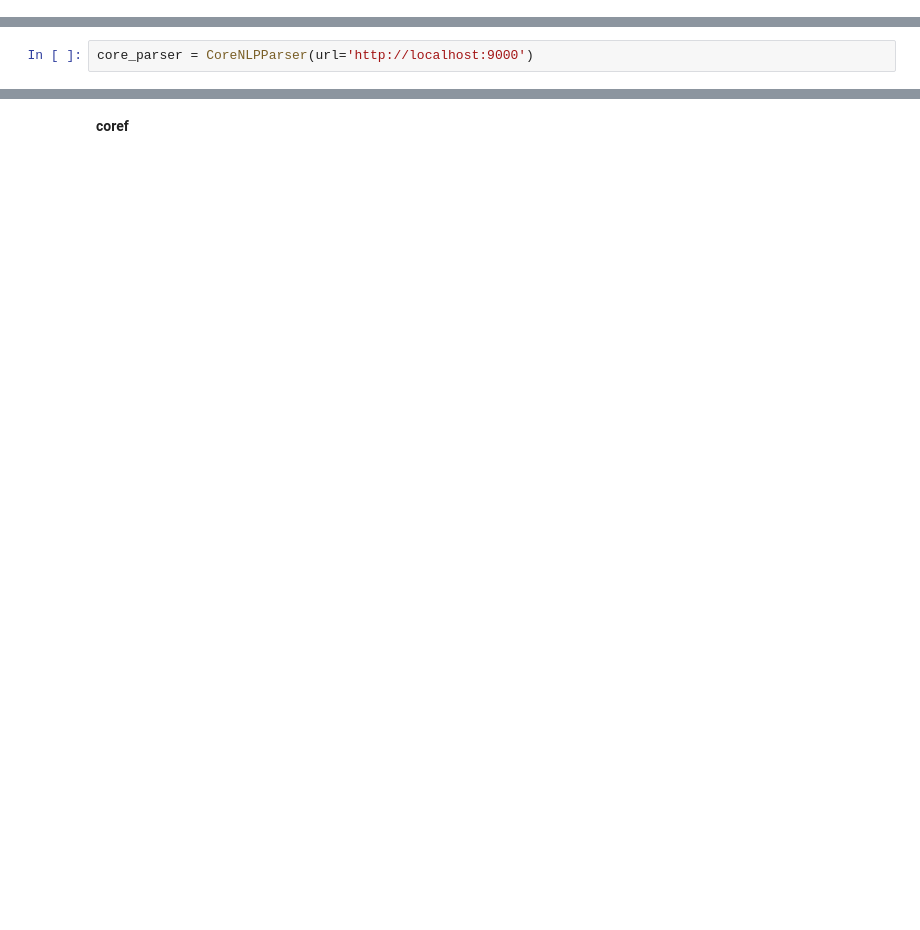
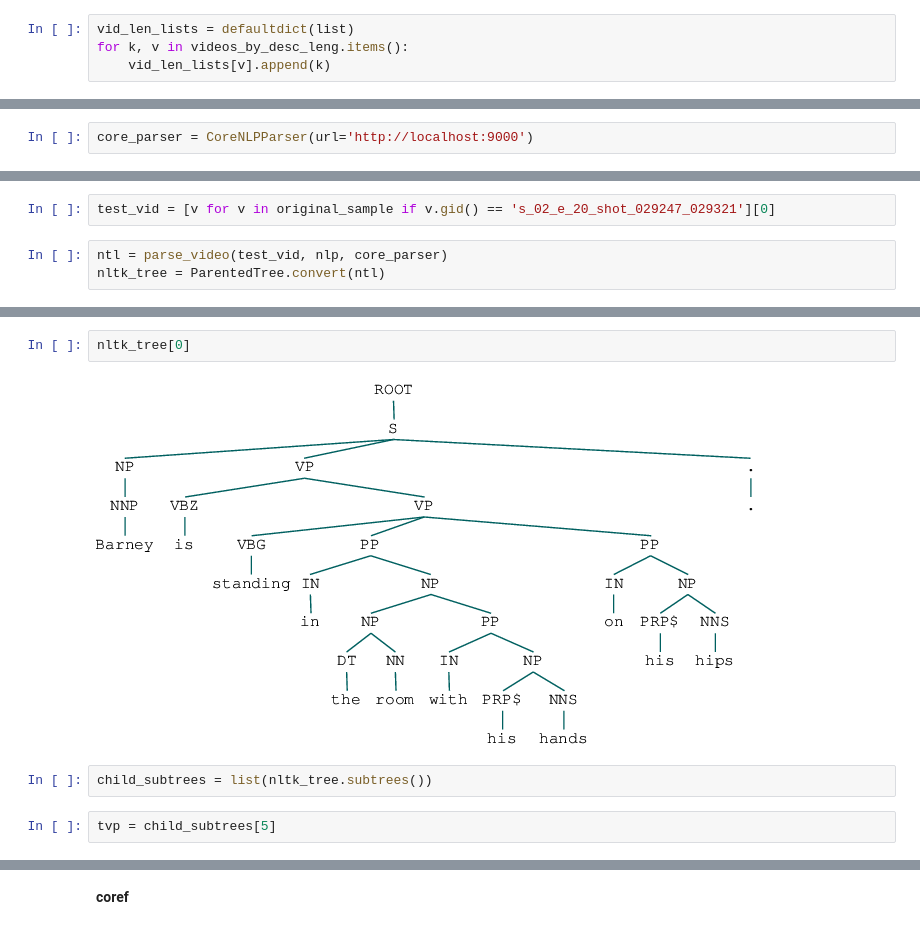
Before and after one commit to drschwenk/build_dataset, a Jupyter notebook: build_ds.ipynb, the cells around one changed output, grey strips where cells are left out. Cells and saved outputs as stored; diff of their text form; blank space fills up the shorter version.

```diff
--- a/build_ds.ipynb
+++ b/build_ds.ipynb
@@ -189,0 +208,4 @@ noun_phrase_chunks = [np.text for np in doc.noun_chunks]
+# %%
+vid_len_lists = defaultdict(list)
+for k, v in videos_by_desc_leng.items():
+    vid_len_lists[v].append(k)
@@ -198,0 +256,5 @@ core_parser = CoreNLPParser(url='http://localhost:9000')
+# %%
+test_vid = [v for v in original_sample if v.gid() == 's_02_e_20_shot_029247_029321'][0]
+# %%
+ntl = parse_video(test_vid, nlp, core_parser)
+nltk_tree = ParentedTree.convert(ntl)
@@ -198,0 +281,8 @@ core_parser = CoreNLPParser(url='http://localhost:9000')
+# %%
+nltk_tree[0]
+# %% [output]
+[figure, added]
+# %%
+child_subtrees = list(nltk_tree.subtrees())
+# %%
+tvp = child_subtrees[5]
```
Also changed, not shown: parts of 70 cells of this notebook.
